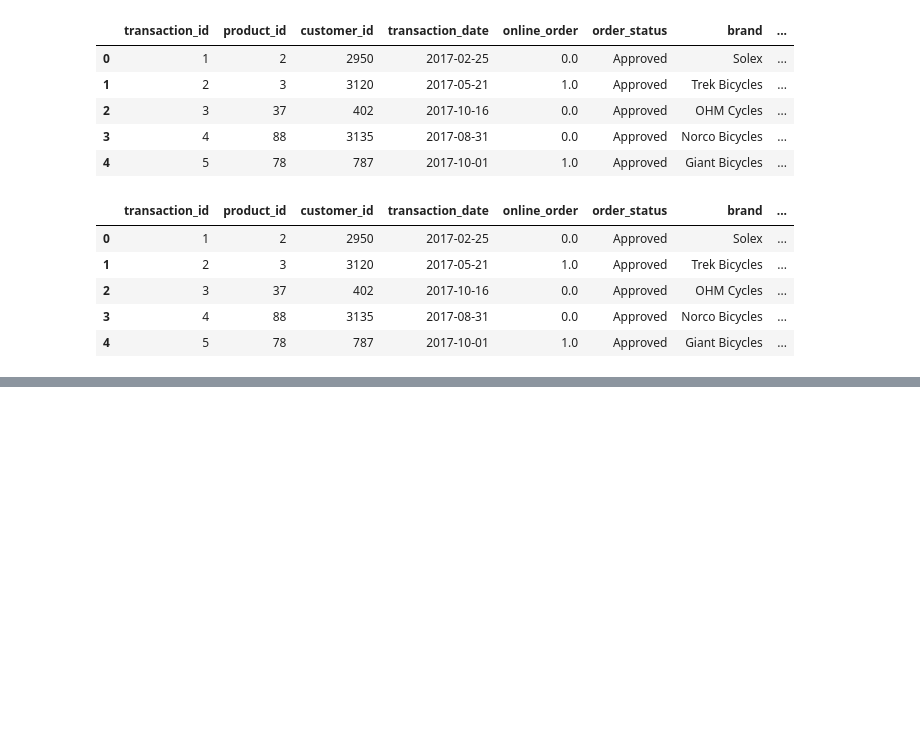
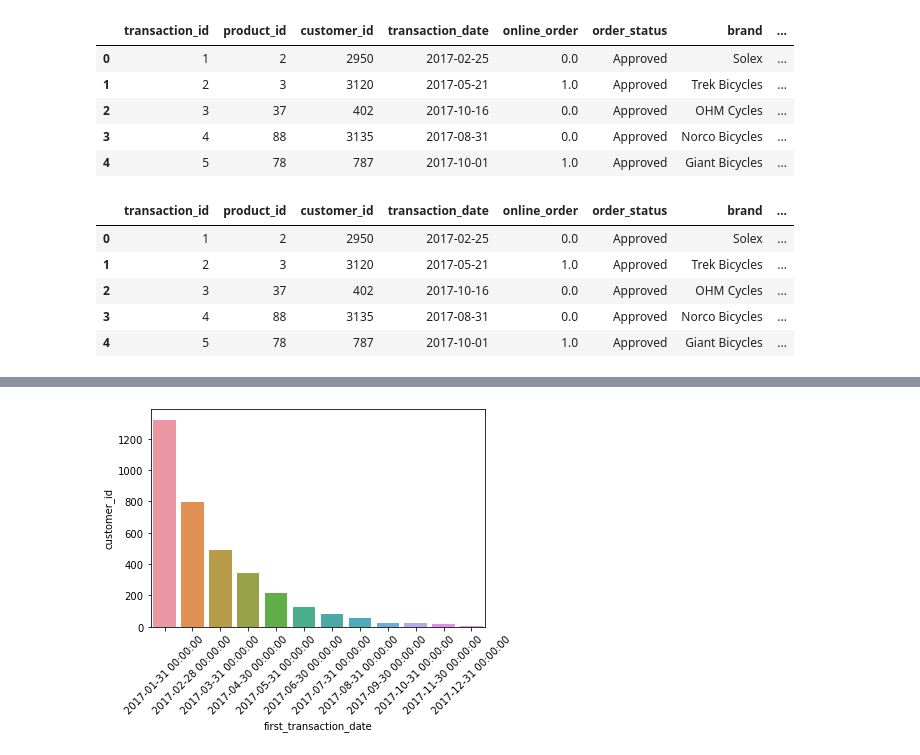
Before and after one commit to Navyhoang/KPMG_Virtual_Internship_Challenge, a Jupyter notebook: Results/KPMG_module_1_transaction.ipynb, the cells around one changed output, grey strips where cells are left out. Drawn from its saved outputs; the diff is of its cells as text; code cells hidden in the pictures; blank space fills up the shorter version.

```diff
--- a/Results/KPMG_module_1_transaction.ipynb
+++ b/Results/KPMG_module_1_transaction.ipynb
@@ -750,0 +735,4 @@ ax = sns.barplot(monthly_revenue.transaction_month, monthly_revenue.order_profit
+# %%
+# Create a df containing the first purchase data
+first_date_purchase = Transactions.groupby(["customer_id"])["transaction_date"].min().reset_index()
+first_date_purchase
@@ -750,0 +753,5 @@ ax = sns.barplot(monthly_revenue.transaction_month, monthly_revenue.order_profit
+# %%
+# Rename columns and set index for a Time Series df
+first_date_purchase.columns = ["customer_id", "first_transaction_date"]
+first_date_purchase.set_index("first_transaction_date", inplace=True)
+first_date_purchase
@@ -750,0 +773,4 @@ ax = sns.barplot(monthly_revenue.transaction_month, monthly_revenue.order_profit
+# %%
+# Resample to get monthly new user count
+new_customers = first_date_purchase.resample("M").count()
+new_customers
@@ -750,0 +792,5 @@ ax = sns.barplot(monthly_revenue.transaction_month, monthly_revenue.order_profit
+# %%
+# Visualize the monthly new customers
+ax = sns.barplot(x=new_customers.index, y=new_customers.customer_id)
+ax.set_xticklabels(ax.get_xticklabels(), rotation=45)
+# %% [output]
@@ -750,0 +809 @@ ax = sns.barplot(monthly_revenue.transaction_month, monthly_revenue.order_profit
+[figure, added]
```
Also changed, not shown: parts of 7 cells of this notebook.
